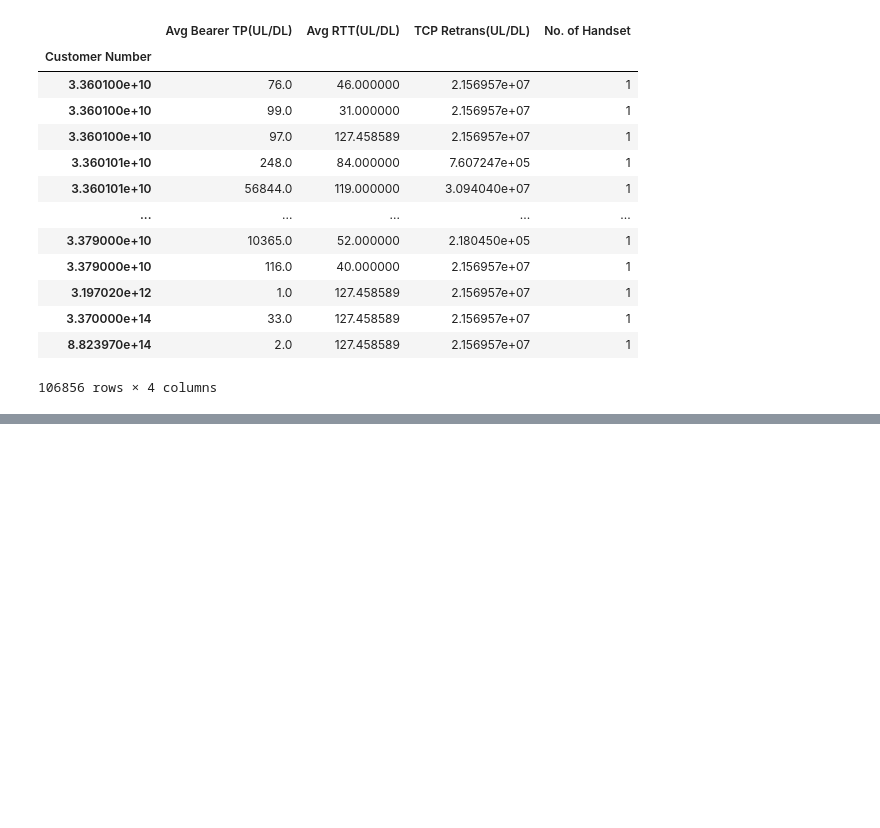
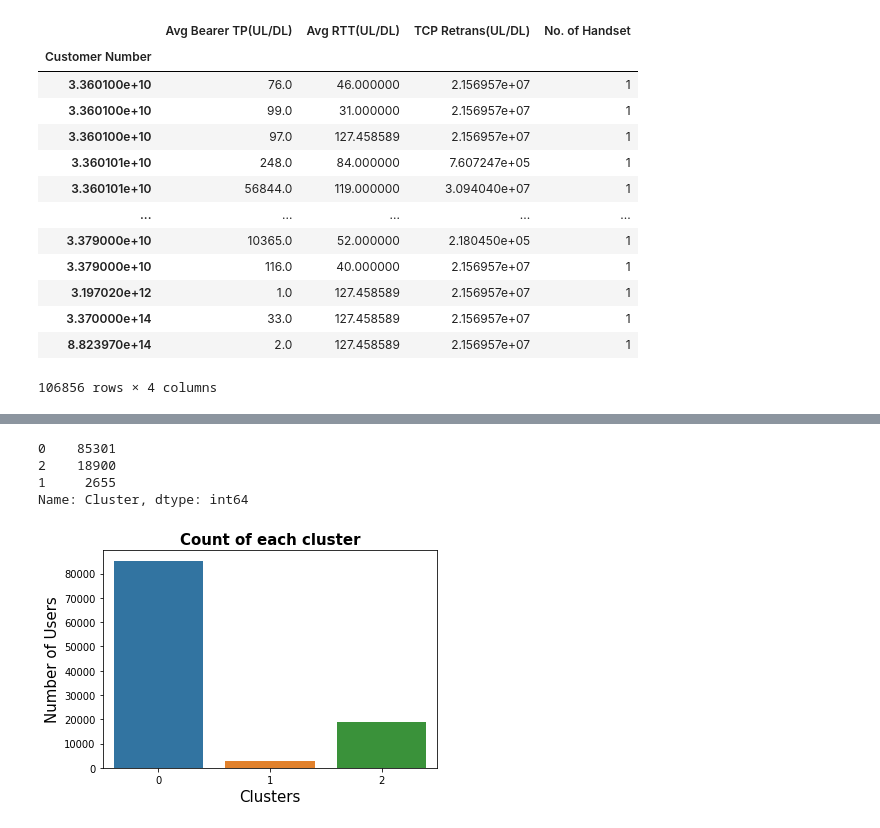
Before and after one commit to sel6/TellCo_Data_Analysis, a Jupyter notebook: notebooks/user_experience.ipynb, the cells around one changed output, grey strips where cells are left out. Cells and saved outputs as stored; diff of their text form; code cells hidden in the pictures; blank space fills up the shorter version.

```diff
--- a/notebooks/user_experience.ipynb
+++ b/notebooks/user_experience.ipynb
@@ -161,0 +162,11 @@ Customer Number
+# %%
+from sklearn.cluster import KMeans
+x = usr_expr[['Avg Bearer TP(UL/DL)','Avg RTT(UL/DL)', 'TCP Retrans(UL/DL)']].values.astype(float)
+min_max = preprocessing.MinMaxScaler()
+x_scaled = min_max.fit_transform(x)
+normalized = pd.DataFrame(x_scaled,columns=['Avg Bearer TP(UL/DL)','Avg RTT(UL/DL)', 'TCP Retrans(UL/DL)'])
+KMean_clust= KMeans(n_clusters=3, init='k-means++',max_iter=1000)
+KMean_clust.fit(normalized)
+metric=usr_expr[['Avg Bearer TP(UL/DL)','Avg RTT(UL/DL)', 'TCP Retrans(UL/DL)']]
+metric['Cluster']=KMean_clust.labels_
+metric
@@ -161,0 +197,13 @@ Customer Number
+# %%
+clustered=metric['Cluster'].value_counts()
+ax=sb.barplot(clustered.index, clustered.values)
+ax.set_xlabel('Clusters', fontsize=15)
+ax.set_ylabel('Number of Users' , fontsize=15)
+ax.set_title('Count of each cluster', fontsize=15, fontweight='bold')
+clustered
+# %% [output]
+0    85301
+2    18900
+1     2655
+Name: Cluster, dtype: int64
+[figure, added]
```
Also changed, not shown: parts of 4 cells of this notebook.
